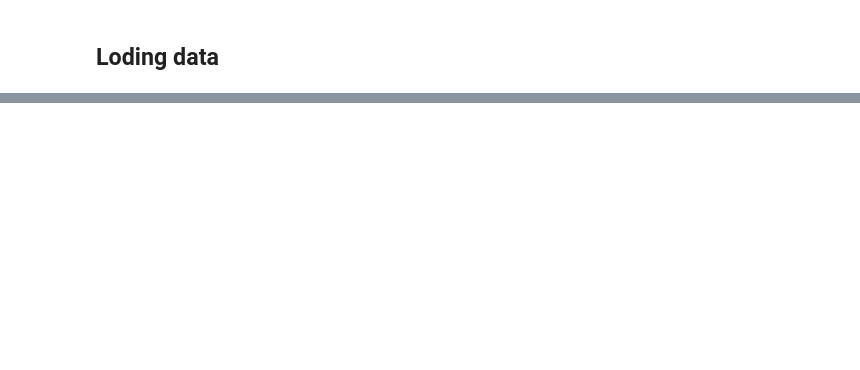
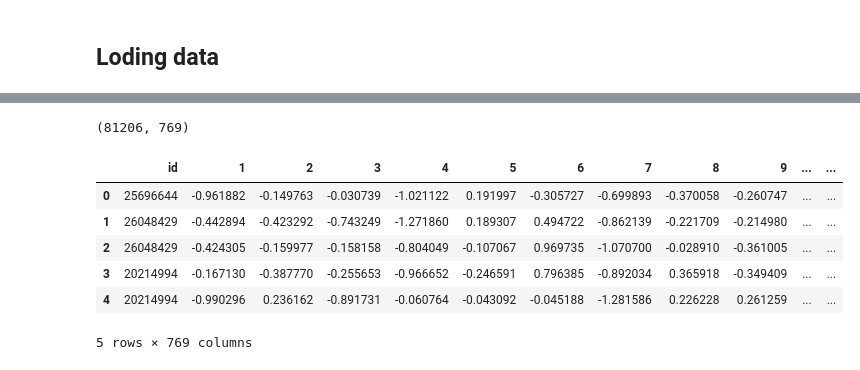
Before and after one commit to xuqianyi/SPH6004_group_assignment, a Jupyter notebook: 6004_text.ipynb, the cells around one changed output, grey strips where cells are left out. Cells and saved outputs as stored; diff of their text form; code cells hidden in the pictures; blank space fills up the shorter version.

Commit message:
updated embedding

```diff
--- a/6004_text.ipynb
+++ b/6004_text.ipynb
@@ -124,0 +198,14 @@ res.to_csv('pubmedbert_embedding.csv')
+# %%
+embedding = pd.read_csv("./pubmedbert_embedding.csv")
+embedding.rename(columns={'0': 'id'}, inplace=True)
+print(embedding.shape)
+embedding.head()
+# %% [output]
+(81206, 769)
+|  | id | 1 | 2 | 3 | 4 | 5 | 6 | 7 | 8 | 9 | ... | ... |
+| 0 | 25696644 | -0.961882 | -0.149763 | -0.030739 | -1.021122 | 0.191997 | -0.305727 | -0.699893 | -0.370058 | -0.260747 | ... | ... |
+| 1 | 26048429 | -0.442894 | -0.423292 | -0.743249 | -1.271860 | 0.189307 | 0.494722 | -0.862139 | -0.221709 | -0.214980 | ... | ... |
+| 2 | 26048429 | -0.424305 | -0.159977 | -0.158158 | -0.804049 | -0.107067 | 0.969735 | -1.070700 | -0.028910 | -0.361005 | ... | ... |
+| 3 | 20214994 | -0.167130 | -0.387770 | -0.255653 | -0.966652 | -0.246591 | 0.796385 | -0.892034 | 0.365918 | -0.349409 | ... | ... |
+| 4 | 20214994 | -0.990296 | 0.236162 | -0.891731 | -0.060764 | -0.043092 | -0.045188 | -1.281586 | 0.226228 | 0.261259 | ... | ... |
+5 rows × 769 columns
```
Also changed, not shown: parts of 25 cells of this notebook.
